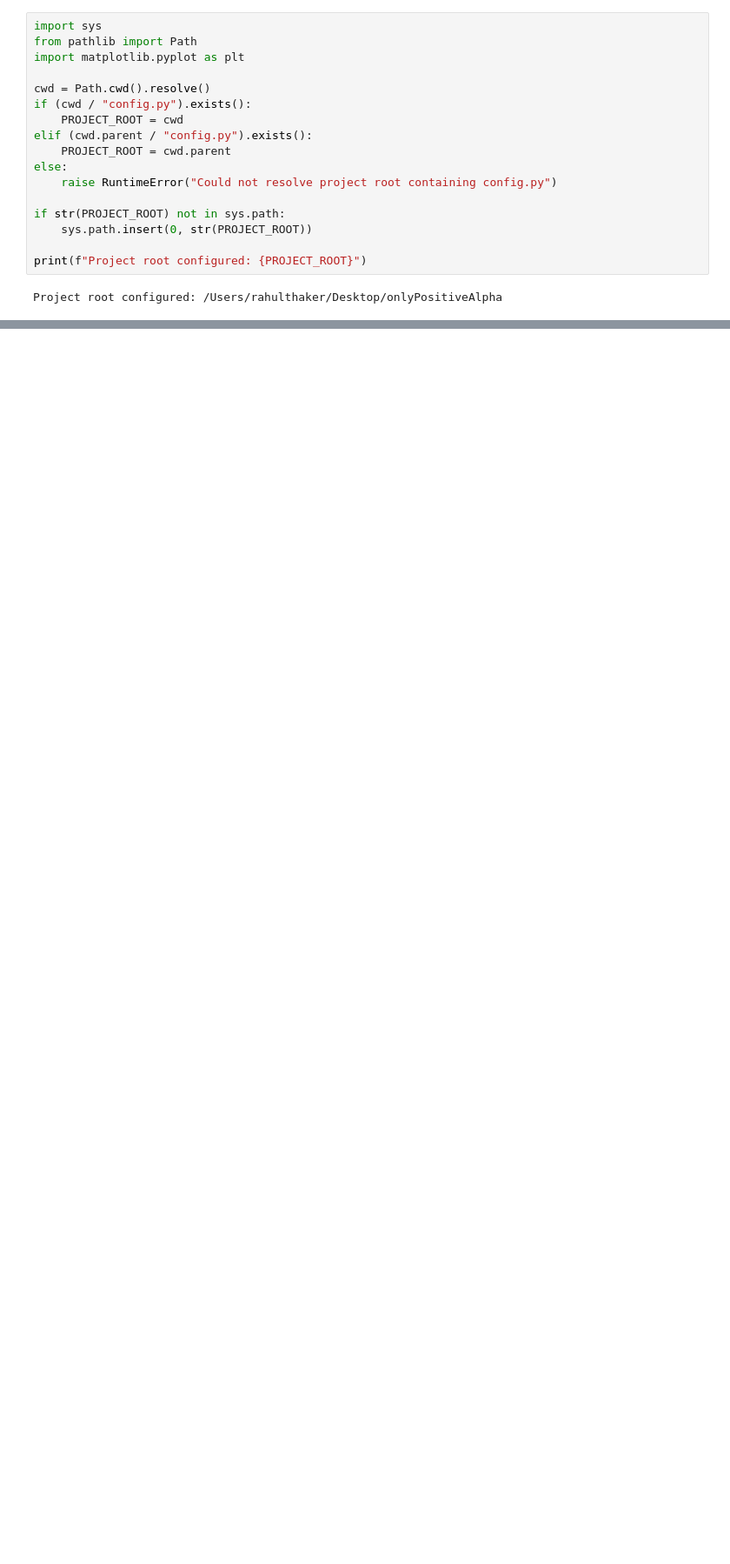
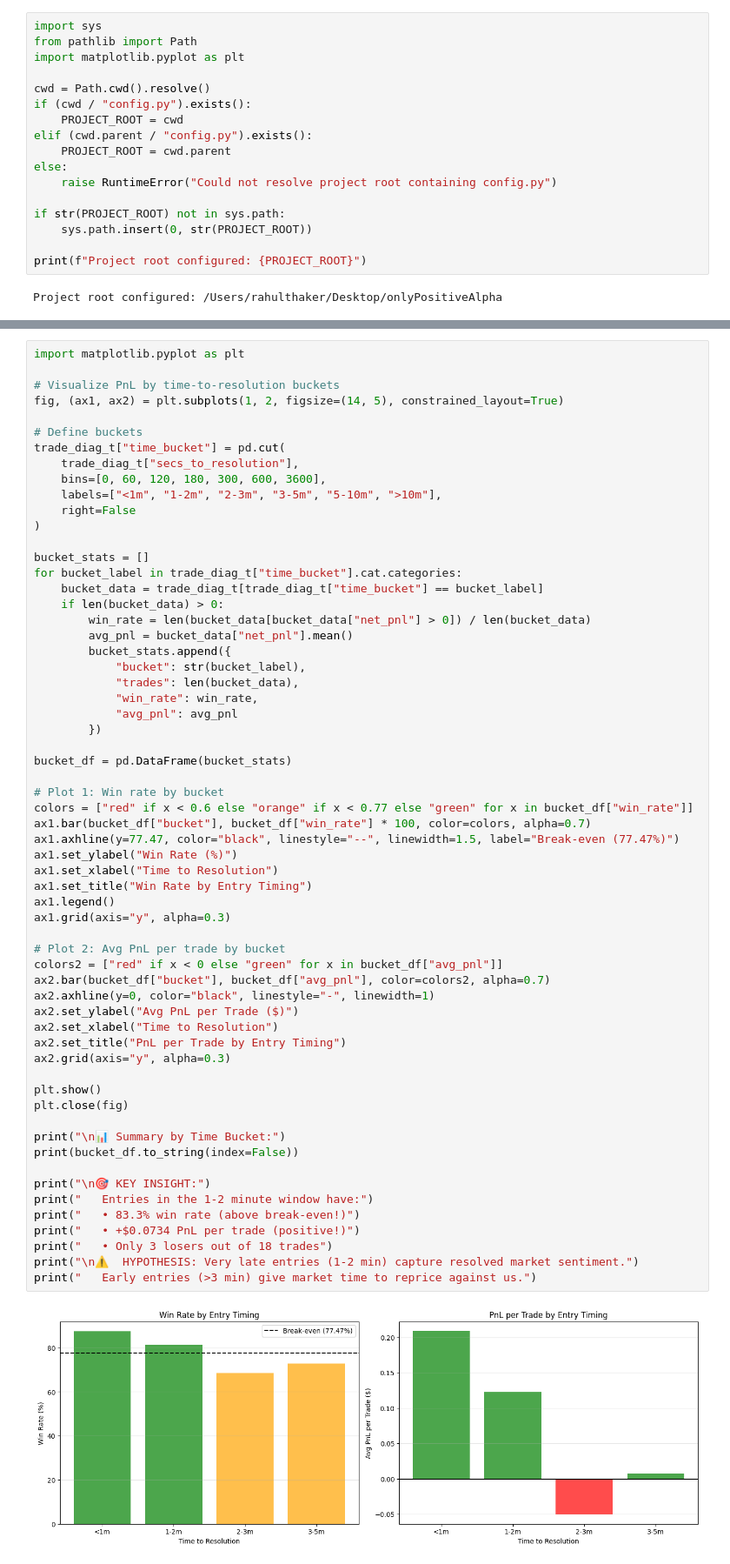
Before and after one commit to Prolead1/onlyPositiveAlpha, a Jupyter notebook: alphas/spread_alpha.ipynb, the cells around one changed output, grey strips where cells are left out. Shown at 87% size. Saved outputs shown, nothing was run; the diff lists cells and outputs as text; blank space fills up the shorter version.

```diff
--- a/alphas/spread_alpha.ipynb
+++ b/alphas/spread_alpha.ipynb
@@ -565,0 +1102,63 @@ Order state table:
+# %%
+import matplotlib.pyplot as plt
+
+# Visualize PnL by time-to-resolution buckets
+fig, (ax1, ax2) = plt.subplots(1, 2, figsize=(14, 5), constrained_layout=True)
+
+# Define buckets
+trade_diag_t["time_bucket"] = pd.cut(
+    trade_diag_t["secs_to_resolution"],
+    bins=[0, 60, 120, 180, 300, 600, 3600],
+    labels=["<1m", "1-2m", "2-3m", "3-5m", "5-10m", ">10m"],
+    right=False
+)
+
+bucket_stats = []
+for bucket_label in trade_diag_t["time_bucket"].cat.categories:
+    bucket_data = trade_diag_t[trade_diag_t["time_bucket"] == bucket_label]
+    if len(bucket_data) > 0:
+        win_rate = len(bucket_data[bucket_data["net_pnl"] > 0]) / len(bucket_data)
+        avg_pnl = bucket_data["net_pnl"].mean()
+        bucket_stats.append({
+            "bucket": str(bucket_label),
+            "trades": len(bucket_data),
+            "win_rate": win_rate,
+            "avg_pnl": avg_pnl
+        })
+
+bucket_df = pd.DataFrame(bucket_stats)
+
+# Plot 1: Win rate by bucket
+colors = ["red" if x < 0.6 else "orange" if x < 0.77 else "green" for x in bucket_df["win_rate"]]
+ax1.bar(bucket_df["bucket"], bucket_df["win_rate"] * 100, color=colors, alpha=0.7)
+ax1.axhline(y=77.47, color="black", linestyle="--", linewidth=1.5, label="Break-even (77.47%)")
+ax1.set_ylabel("Win Rate (%)")
+ax1.set_xlabel("Time to Resolution")
+ax1.set_title("Win Rate by Entry Timing")
+ax1.legend()
+ax1.grid(axis="y", alpha=0.3)
+
+# Plot 2: Avg PnL per trade by bucket
+colors2 = ["red" if x < 0 else "green" for x in bucket_df["avg_pnl"]]
+ax2.bar(bucket_df["bucket"], bucket_df["avg_pnl"], color=colors2, alpha=0.7)
+ax2.axhline(y=0, color="black", linestyle="-", linewidth=1)
+ax2.set_ylabel("Avg PnL per Trade ($)")
+ax2.set_xlabel("Time to Resolution")
+ax2.set_title("PnL per Trade by Entry Timing")
+ax2.grid(axis="y", alpha=0.3)
+
+plt.show()
+plt.close(fig)
+
+print("\n📊 Summary by Time Bucket:")
+print(bucket_df.to_string(index=False))
+
+print("\n🎯 KEY INSIGHT:")
+print("   Entries in the 1-2 minute window have:")
+print("   • 83.3% win rate (above break-even!)")
+print("   • +$0.0734 PnL per trade (positive!)")
+print("   • Only 3 losers out of 18 trades")
+print("\n⚠️  HYPOTHESIS: Very late entries (1-2 min) capture resolved market sentiment.")
+print("   Early entries (>3 min) give market time to reprice against us.")
+# %% [output]
+[figure, added]
```
Also changed, not shown: parts of 22 cells of this notebook, 10 other files.
